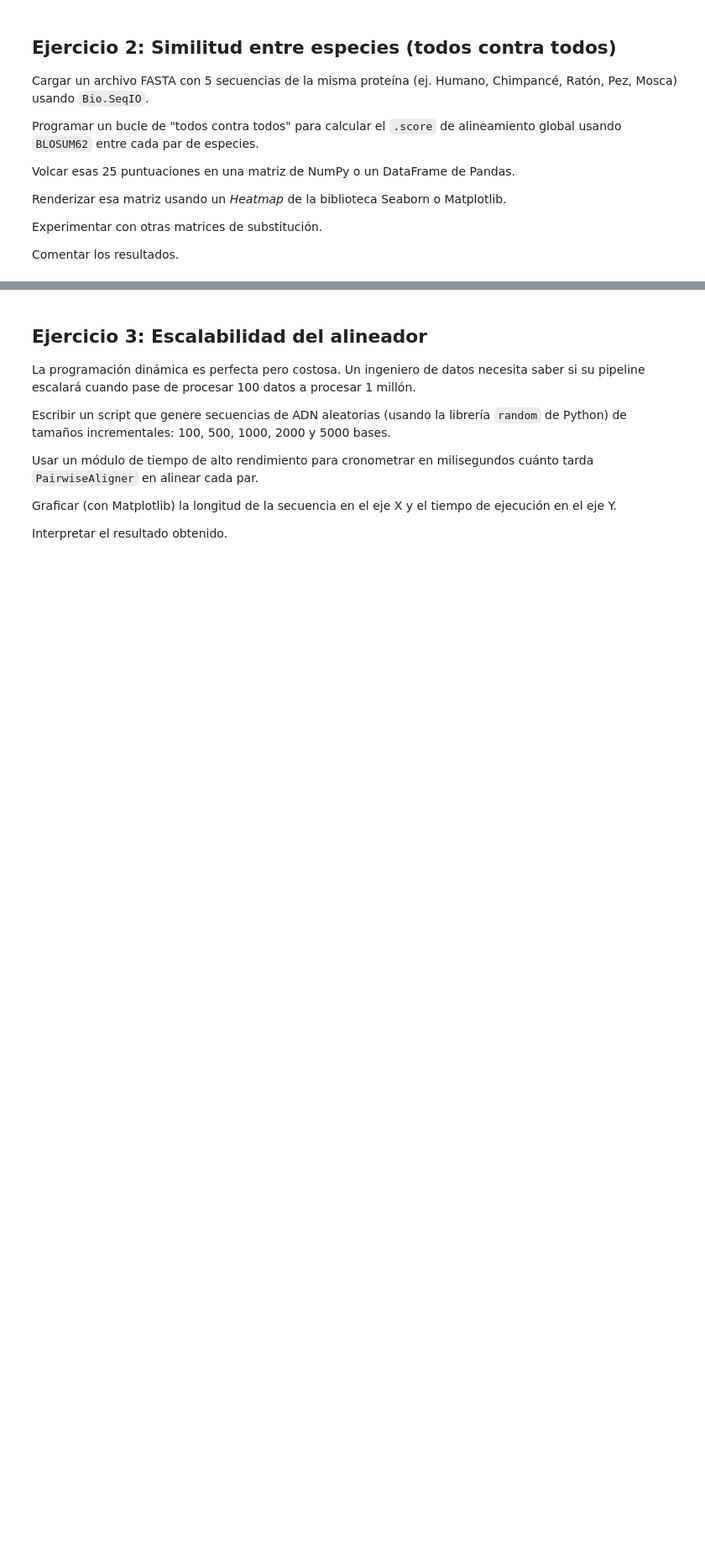
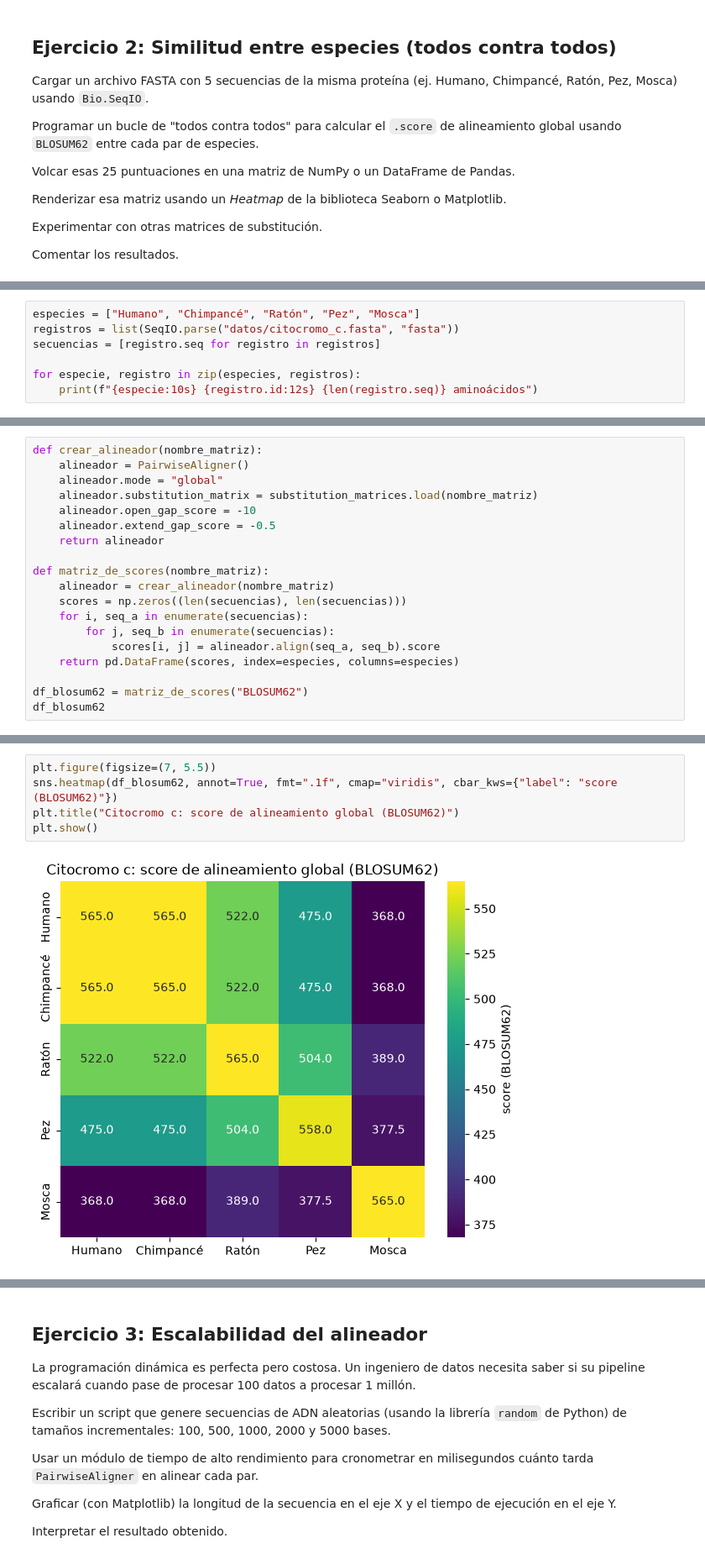
Before and after one commit to ArtHead-Devs/Practica-3-Hoja-Ejercicios, a Jupyter notebook: ejercicios.ipynb, the cells around one changed output, grey strips where cells are left out. Shown at 84% size. Cells and saved outputs as stored; diff of their text form; blank space fills up the shorter version.

```diff
--- a/ejercicios.ipynb
+++ b/ejercicios.ipynb
@@ -221,0 +236,7 @@ Comentar los resultados.
+# %%
+especies = ["Humano", "Chimpancé", "Ratón", "Pez", "Mosca"]
+registros = list(SeqIO.parse("datos/citocromo_c.fasta", "fasta"))
+secuencias = [registro.seq for registro in registros]
+
+for especie, registro in zip(especies, registros):
+    print(f"{especie:10s} {registro.id:12s} {len(registro.seq)} aminoácidos")
@@ -221,0 +252,19 @@ Comentar los resultados.
+# %%
+def crear_alineador(nombre_matriz):
+    alineador = PairwiseAligner()
+    alineador.mode = "global"
+    alineador.substitution_matrix = substitution_matrices.load(nombre_matriz)
+    alineador.open_gap_score = -10
+    alineador.extend_gap_score = -0.5
+    return alineador
+
+def matriz_de_scores(nombre_matriz):
+    alineador = crear_alineador(nombre_matriz)
+    scores = np.zeros((len(secuencias), len(secuencias)))
+    for i, seq_a in enumerate(secuencias):
+        for j, seq_b in enumerate(secuencias):
+            scores[i, j] = alineador.align(seq_a, seq_b).score
+    return pd.DataFrame(scores, index=especies, columns=especies)
+
+df_blosum62 = matriz_de_scores("BLOSUM62")
+df_blosum62
@@ -221,0 +281,7 @@ Comentar los resultados.
+# %%
+plt.figure(figsize=(7, 5.5))
+sns.heatmap(df_blosum62, annot=True, fmt=".1f", cmap="viridis", cbar_kws={"label": "score (BLOSUM62)"})
+plt.title("Citocromo c: score de alineamiento global (BLOSUM62)")
+plt.show()
+# %% [output]
+[figure, added]
```
Also changed, not shown: parts of 13 cells of this notebook, 1 other file.
